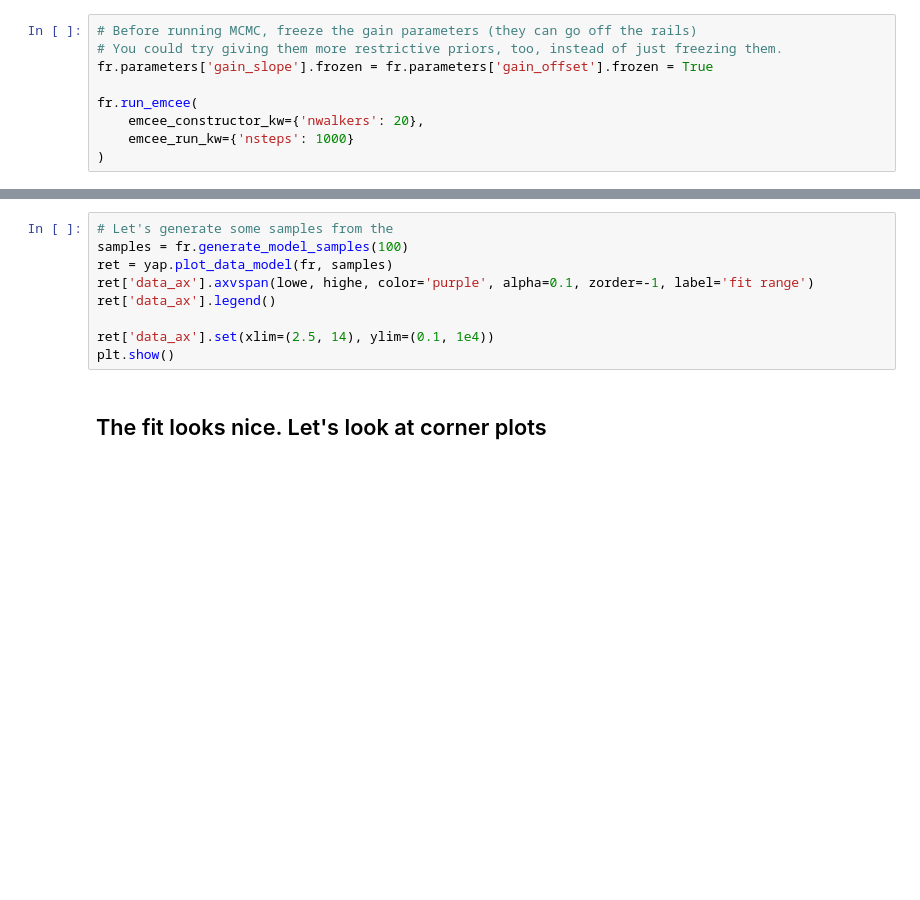
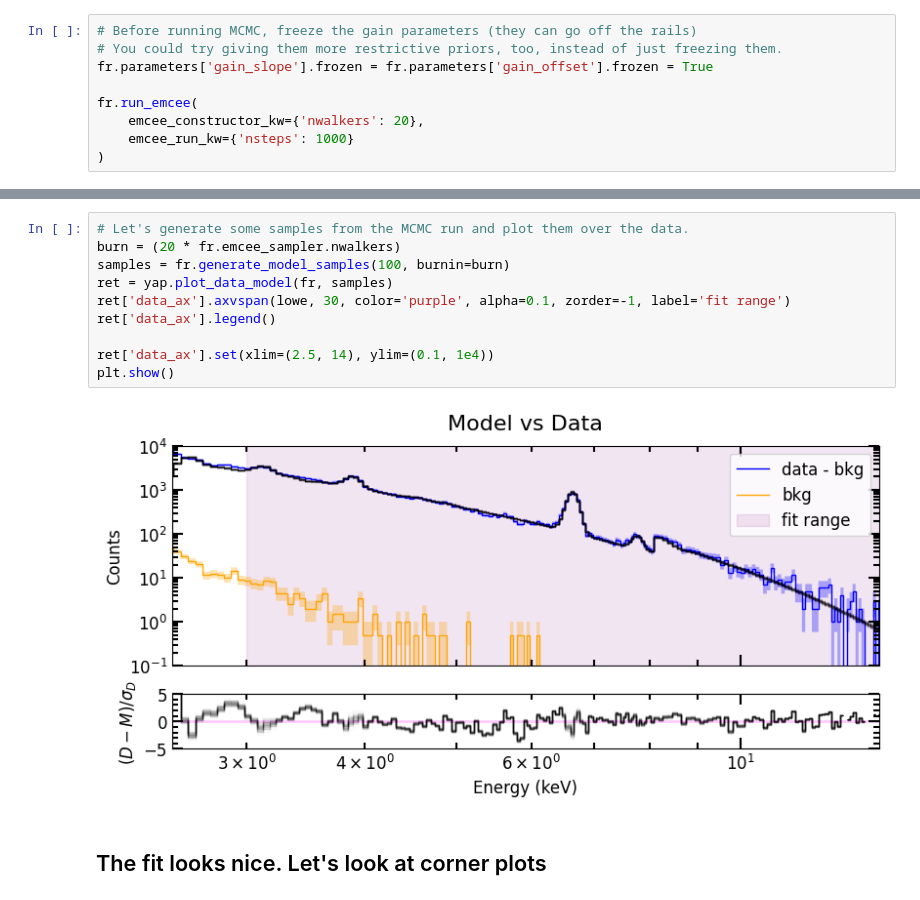
Before and after one commit to settwi/yaff, a Jupyter notebook: examples/5 solexs_fit.ipynb, the cells around one changed output, grey strips where cells are left out. Cells and saved outputs as stored; diff of their text form; blank space fills up the shorter version.

```diff
--- a/examples/5 solexs_fit.ipynb
+++ b/examples/5 solexs_fit.ipynb
@@ -336,12 +382,15 @@ plt.close(fig)
 # %%
-# Let's generate some samples from the
-samples = fr.generate_model_samples(100)
+# Let's generate some samples from the MCMC run and plot them over the data.
+burn = (20 * fr.emcee_sampler.nwalkers)
+samples = fr.generate_model_samples(100, burnin=burn)
 ret = yap.plot_data_model(fr, samples)
-ret['data_ax'].axvspan(lowe, highe, color='purple', alpha=0.1, zorder=-1, label='fit range')
+ret['data_ax'].axvspan(lowe, 30, color='purple', alpha=0.1, zorder=-1, label='fit range')
 ret['data_ax'].legend()
 
 ret['data_ax'].set(xlim=(2.5, 14), ylim=(0.1, 1e4))
 plt.show()
+# %% [output]
+[figure, added]
 # %% [markdown]
 ## The fit looks nice. Let's look at corner plots
 # %%
```
Also changed, not shown: parts of 15 cells of this notebook.
